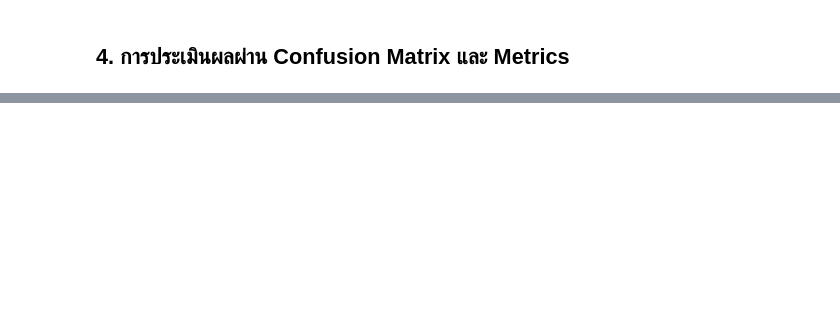
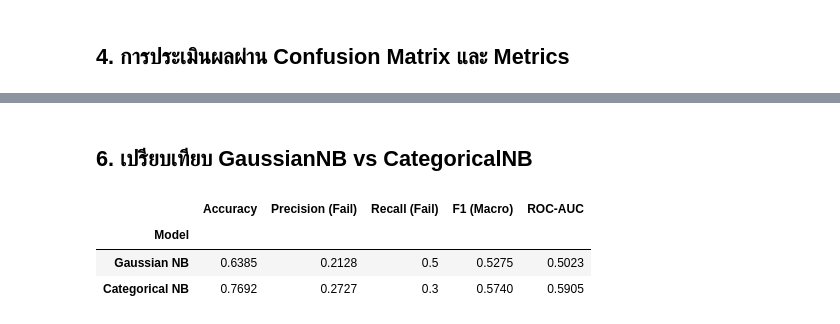
Before and after one commit to bosskitti/student-grade-prediction, a Jupyter notebook: notebooks/03_naive_bayes_model.ipynb, the cells around one changed output, grey strips where cells are left out. Cells and saved outputs as stored; diff of their text form; code cells hidden in the pictures; blank space fills up the shorter version.

Commit message:
Add CategoricalNB with discretization and compare with GaussianNB

```diff
--- a/notebooks/03_naive_bayes_model.ipynb
+++ b/notebooks/03_naive_bayes_model.ipynb
@@ -99,0 +260,18 @@ print(classification_report(y_test, y_pred_nb, target_names=['Fail (0)', 'Pass (
+# %%
+y_pred_cnb = cnb.predict(Xte_enc)
+cm_cnb = confusion_matrix(y_test_c, y_pred_cnb)
+
+print("📊 Confusion Matrix (Categorical NB):")
+print(cm_cnb)
+
+plt.figure(figsize=(5, 4))
+sns.heatmap(cm_cnb, annot=True, fmt='d', cmap='Purples',
+            xticklabels=['Fail (0)', 'Pass (1)'],
+            yticklabels=['Fail (0)', 'Pass (1)'])
+plt.title('Confusion Matrix: Categorical Naive Bayes')
+plt.xlabel('Predicted')
+plt.ylabel('Actual')
+plt.show()
+
+print("\n📋 Classification Report:")
+print(classification_report(y_test_c, y_pred_cnb, target_names=['Fail (0)', 'Pass (1)']))
@@ -99,0 +292,24 @@ print(classification_report(y_test, y_pred_nb, target_names=['Fail (0)', 'Pass (
+# %% [markdown]
+## 6. เปรียบเทียบ GaussianNB vs CategoricalNB
+# %%
+def evaluate(name, y_true, y_pred, y_proba):
+    return {
+        "Model": name,
+        "Accuracy": accuracy_score(y_true, y_pred),
+        "Precision (Fail)": precision_score(y_true, y_pred, pos_label=0),
+        "Recall (Fail)": recall_score(y_true, y_pred, pos_label=0),
+        "F1 (Macro)": f1_score(y_true, y_pred, average='macro'),
+        "ROC-AUC": roc_auc_score(y_true, y_proba),
+    }
+
+nb_compare = pd.DataFrame([
+    evaluate("Gaussian NB", y_test, y_pred_nb, gnb.predict_proba(X_test)[:, 1]),
+    evaluate("Categorical NB", y_test_c, y_pred_cnb, cnb.predict_proba(Xte_enc)[:, 1]),
+]).set_index("Model").round(4)
+
+nb_compare
+# %% [output]
+|  | Accuracy | Precision (Fail) | Recall (Fail) | F1 (Macro) | ROC-AUC |
+| Model |  |  |  |  |  |
+| Gaussian NB | 0.6385 | 0.2128 | 0.5 | 0.5275 | 0.5023 |
+| Categorical NB | 0.7692 | 0.2727 | 0.3 | 0.5740 | 0.5905 |
```
Also changed, not shown: parts of 17 cells of this notebook, 1 other file.
